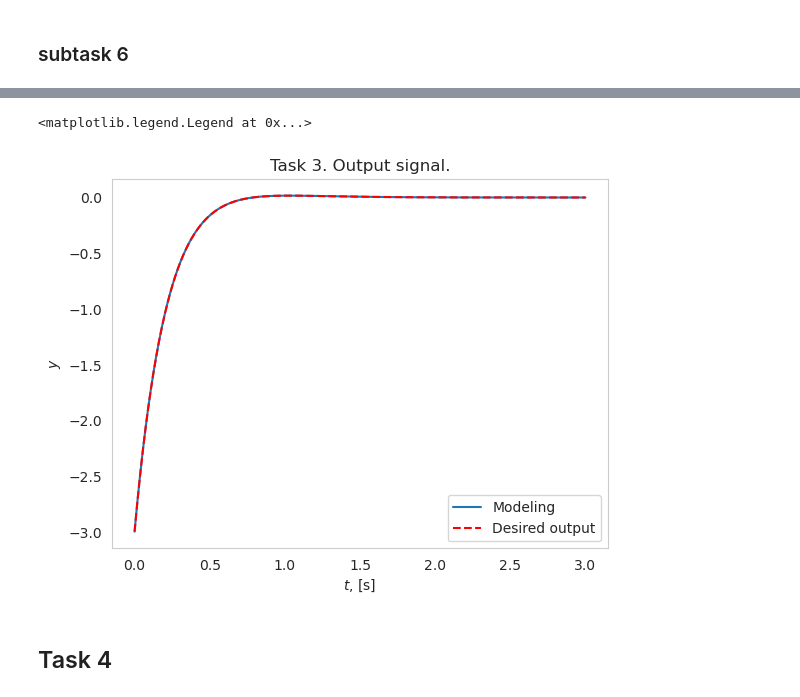
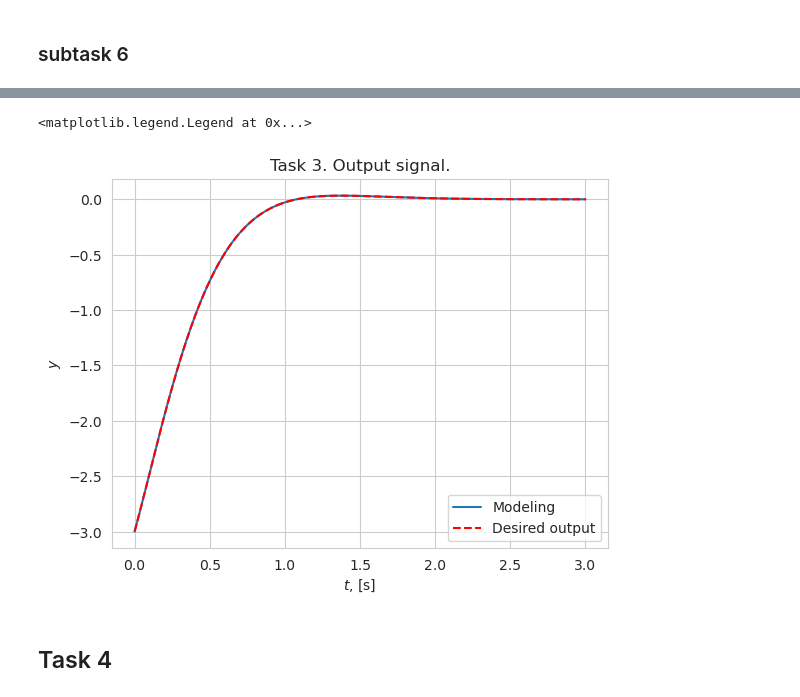
Before and after one commit to dimkablin/Automatic-Control-Theory, a Jupyter notebook: src/homework/Lab7.ipynb, the cells around one changed output, grey strips where cells are left out. Cells and saved outputs as stored; diff of their text form; code cells hidden in the pictures.

```diff
--- a/src/homework/Lab7.ipynb
+++ b/src/homework/Lab7.ipynb
@@ -386,7 +390,7 @@ plt.grid(True)
 A = np.array([
     [-9, 0, -10],
     [-4, -1, -6],
-    [6, -2, -5]
+    [6, -2, 5]
 ])
 
 C = np.array([[2, -1, 2]])
@@ -524,14 +531,14 @@ y_func = lambdify(t,y,"numpy")
 # %%
 plt.plot(time_3,sys_out_3.outputs,label="Modeling")
 plt.plot(time_3,y_func(time_3),"r--",label="Desired output")
 plt.title("Task 3. Output signal.")
 plt.xlabel(f"$t$, [s]")
 plt.ylabel(f"$y$")
-plt.grid()
+plt.grid(True)
 plt.legend()
 # %% [output]
 <matplotlib.legend.Legend at 0x...>
-[figure, old version]
+[figure, new version]
 # %% [markdown]
 ## Task 4
 # %%
```
Also changed, not shown: parts of 43 cells of this notebook, 1 other file.
